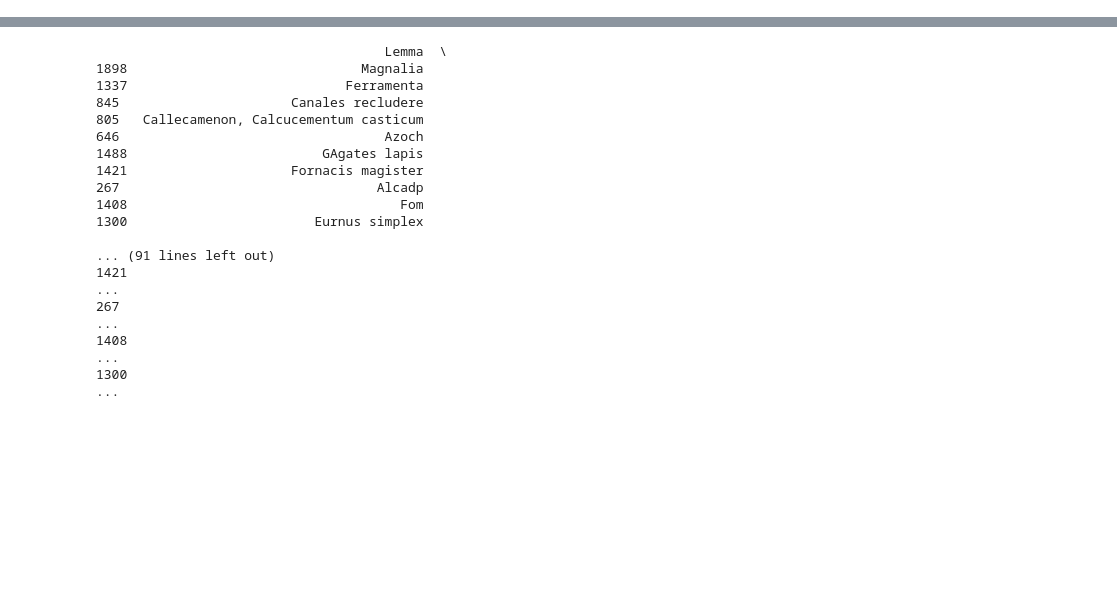
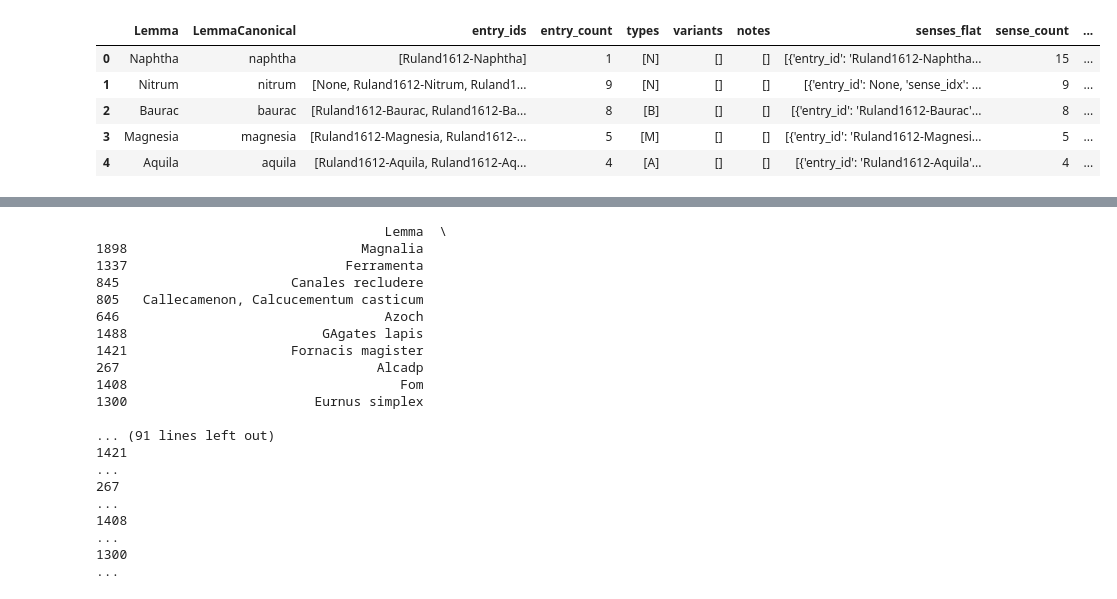
Before and after one commit to CCS-ZCU/dictionary-emlap, a Jupyter notebook: scripts/1_parsing-dictionaries.ipynb, the cells around one changed output, grey strips where cells are left out. Drawn from its saved outputs; the diff is of its cells as text; code cells hidden in the pictures; blank space fills up the shorter version.

```diff
--- a/scripts/1_parsing-dictionaries.ipynb
+++ b/scripts/1_parsing-dictionaries.ipynb
@@ -10,6 +10,8 @@ import matplotlib.pyplot as plt
 from collections import Counter
 import xml.etree.ElementTree as ET
 from typing import List, Dict, Any, Optional
+pd.set_option('display.max_colwidth', 500)
+pd.set_option('display.max_columns', 500)
 # %%
 # Define the URL for the XML file
 url = "https://raw.githubusercontent.com/sarahalang/alchemical-dictionaries/refs/heads/main/Ruland1612/Ruland.xml"
@@ -272,0 +242,2 @@ entries_df["EntryIndexPerLemma"] = (
+# %%
+entries_df = build_entries_df(entries)
@@ -272,0 +304,10 @@ entries_df["EntryIndexPerLemma"] = (
+# %%
+lexeme_df  = build_lexeme_df(entries_df)
+lexeme_df.head(5)
+# %% [output]
+|  | Lemma | LemmaCanonical | entry_ids | entry_count | types | variants | notes | senses_flat | sense_count | ... |
+| 0 | Naphtha | naphtha | [Ruland1612-Naphtha] | 1 | [N] | [] | [] | [{'entry_id': 'Ruland1612-Naphtha... | 15 | ... |
+| 1 | Nitrum | nitrum | [None, Ruland1612-Nitrum, Ruland1... | 9 | [N] | [] | [] | [{'entry_id': None, 'sense_idx': ... | 9 | ... |
+| 2 | Baurac | baurac | [Ruland1612-Baurac, Ruland1612-Ba... | 8 | [B] | [] | [] | [{'entry_id': 'Ruland1612-Baurac'... | 8 | ... |
+| 3 | Magnesia | magnesia | [Ruland1612-Magnesia, Ruland1612-... | 5 | [M] | [] | [] | [{'entry_id': 'Ruland1612-Magnesi... | 5 | ... |
+| 4 | Aquila | aquila | [Ruland1612-Aquila, Ruland1612-Aq... | 4 | [A] | [] | [] | [{'entry_id': 'Ruland1612-Aquila'... | 4 | ... |
```
Also changed, not shown: parts of 14 cells of this notebook, 2 other files.
